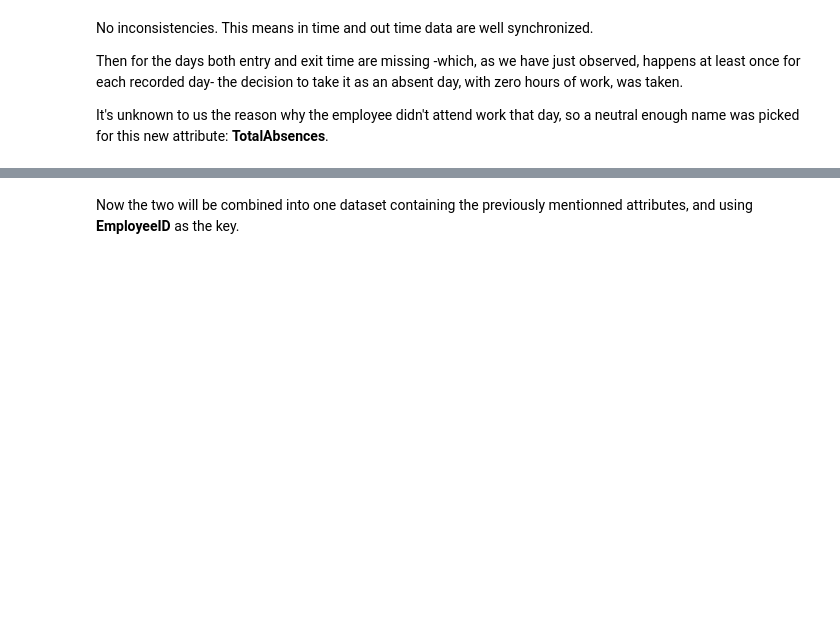
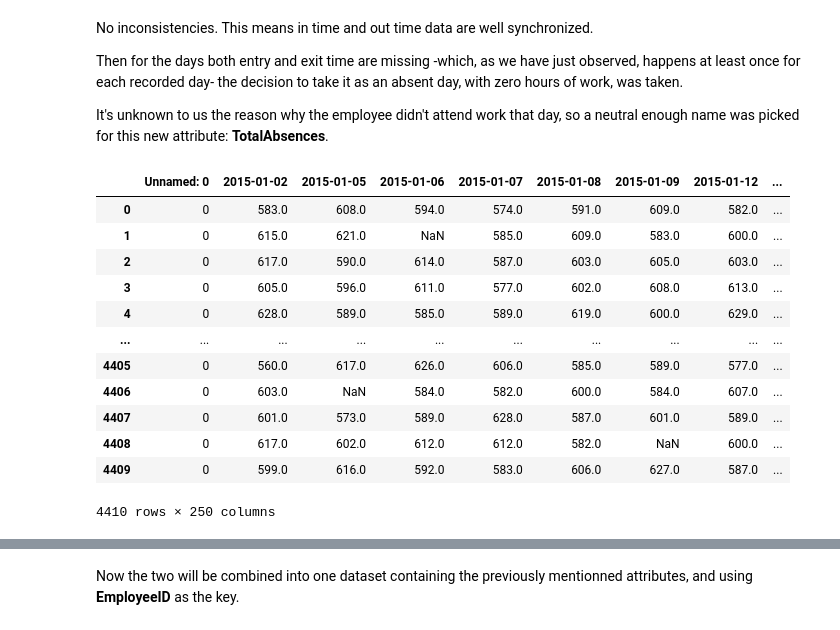
Before and after one commit to equisdel/INDIAI, a Jupyter notebook: test.ipynb, the cells around one changed output, grey strips where cells are left out. Saved outputs shown, nothing was run; the diff lists cells and outputs as text; code cells hidden in the pictures; blank space fills up the shorter version.

```diff
--- a/test.ipynb
+++ b/test.ipynb
@@ -317,3 +317,29 @@ No inconsistencies. This means in time and out time data are well synchronized.
 Then for the days both entry and exit time are missing -which, as we have just observed, happens at least once for each recorded day- the decision to take it as an absent day, with zero hours of work, was taken.
 
 It's unknown to us the reason why the employee didn't attend work that day, so a neutral enough name was picked for this new attribute: **TotalAbsences**.
+# %%
+def minutes_since_zero(input_time):
+    return input_time.hour * 60 + input_time.minute
+# %%
+# change values into minutes from earliest time
+# Convert to datetime format (if it's not already)
+in_time = in_time.apply(pd.to_datetime)
+in_time = in_time.applymap(minutes_since_zero)
+in_time
+
+# Extract only the time component (HH:MM:SS)
+#in_time['time_only'] = in_time['datetime_column'].dt.time
+# %% [output]
+|  | Unnamed: 0 | 2015-01-02 | 2015-01-05 | 2015-01-06 | 2015-01-07 | 2015-01-08 | 2015-01-09 | 2015-01-12 | ... |
+| 0 | 0 | 583.0 | 608.0 | 594.0 | 574.0 | 591.0 | 609.0 | 582.0 | ... |
+| 1 | 0 | 615.0 | 621.0 | NaN | 585.0 | 609.0 | 583.0 | 600.0 | ... |
+| 2 | 0 | 617.0 | 590.0 | 614.0 | 587.0 | 603.0 | 605.0 | 603.0 | ... |
+| 3 | 0 | 605.0 | 596.0 | 611.0 | 577.0 | 602.0 | 608.0 | 613.0 | ... |
+| 4 | 0 | 628.0 | 589.0 | 585.0 | 589.0 | 619.0 | 600.0 | 629.0 | ... |
+| ... | ... | ... | ... | ... | ... | ... | ... | ... | ... |
+| 4405 | 0 | 560.0 | 617.0 | 626.0 | 606.0 | 585.0 | 589.0 | 577.0 | ... |
+| 4406 | 0 | 603.0 | NaN | 584.0 | 582.0 | 600.0 | 584.0 | 607.0 | ... |
+| 4407 | 0 | 601.0 | 573.0 | 589.0 | 628.0 | 587.0 | 601.0 | 589.0 | ... |
+| 4408 | 0 | 617.0 | 602.0 | 612.0 | 612.0 | 582.0 | NaN | 600.0 | ... |
+| 4409 | 0 | 599.0 | 616.0 | 592.0 | 583.0 | 606.0 | 627.0 | 587.0 | ... |
+4410 rows × 250 columns
```
Also changed, not shown: parts of 6 cells of this notebook.
